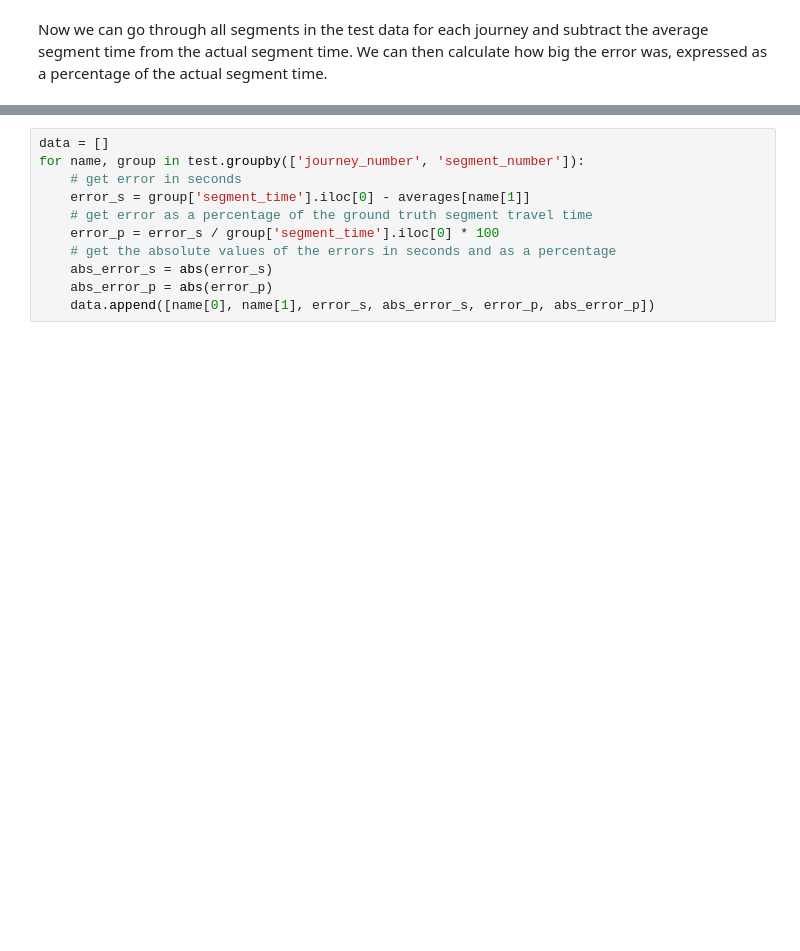
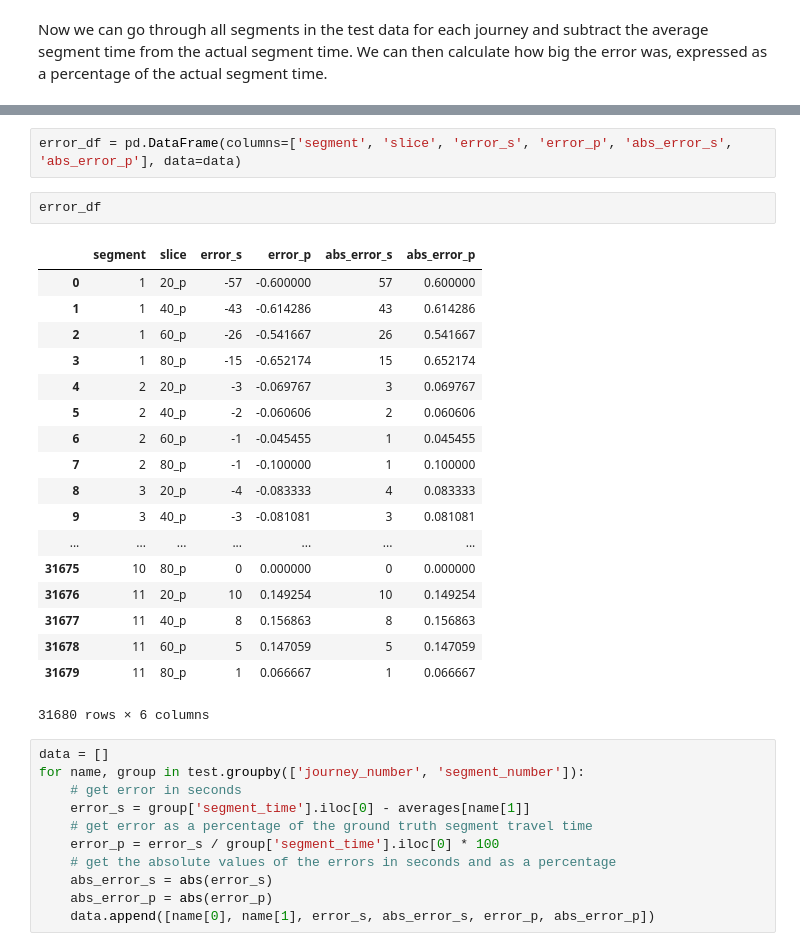
Before and after one commit to M20190649/TDDE19-bus-arrival-time, a Jupyter notebook: baseline_models/baseline_model_203.ipynb, the cells around one changed output, grey strips where cells are left out. Cells and saved outputs as stored; diff of their text form; blank space fills up the shorter version.

```diff
--- a/baseline_models/baseline_model_203.ipynb
+++ b/baseline_models/baseline_model_203.ipynb
@@ -112,3 +184,26 @@ Now we can go through all segments in the test data for each journey and subtrac
+# %%
+error_df = pd.DataFrame(columns=['segment', 'slice', 'error_s', 'error_p', 'abs_error_s', 'abs_error_p'], data=data)
+# %%
+error_df
+# %% [output]
+|  | segment | slice | error_s | error_p | abs_error_s | abs_error_p |
+| 0 | 1 | 20_p | -57 | -0.600000 | 57 | 0.600000 |
+| 1 | 1 | 40_p | -43 | -0.614286 | 43 | 0.614286 |
+| 2 | 1 | 60_p | -26 | -0.541667 | 26 | 0.541667 |
+| 3 | 1 | 80_p | -15 | -0.652174 | 15 | 0.652174 |
+| 4 | 2 | 20_p | -3 | -0.069767 | 3 | 0.069767 |
+| 5 | 2 | 40_p | -2 | -0.060606 | 2 | 0.060606 |
+| 6 | 2 | 60_p | -1 | -0.045455 | 1 | 0.045455 |
+| 7 | 2 | 80_p | -1 | -0.100000 | 1 | 0.100000 |
+| 8 | 3 | 20_p | -4 | -0.083333 | 4 | 0.083333 |
+| 9 | 3 | 40_p | -3 | -0.081081 | 3 | 0.081081 |
+| ... | ... | ... | ... | ... | ... | ... |
+| 31675 | 10 | 80_p | 0 | 0.000000 | 0 | 0.000000 |
+| 31676 | 11 | 20_p | 10 | 0.149254 | 10 | 0.149254 |
+| 31677 | 11 | 40_p | 8 | 0.156863 | 8 | 0.156863 |
+| 31678 | 11 | 60_p | 5 | 0.147059 | 5 | 0.147059 |
+| 31679 | 11 | 80_p | 1 | 0.066667 | 1 | 0.066667 |
+31680 rows × 6 columns
 # %%
 data = []
 for name, group in test.groupby(['journey_number', 'segment_number']):
```
Also changed, not shown: parts of 18 cells of this notebook.
